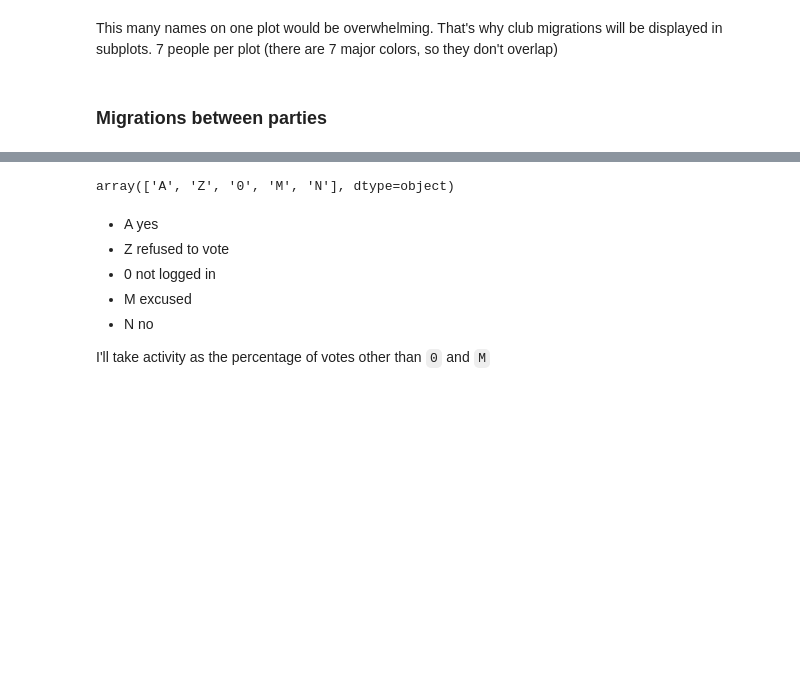
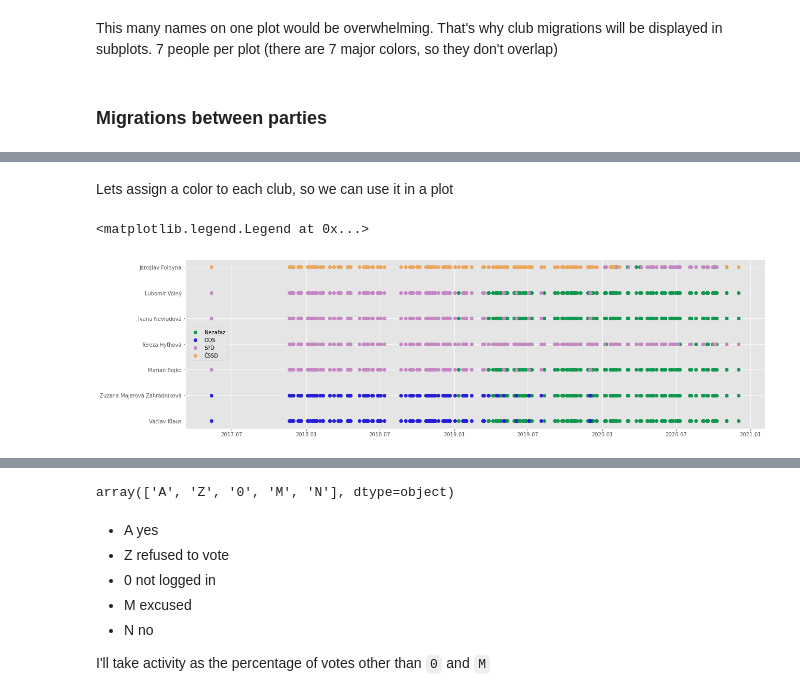
Before and after one commit to baturevychvitalii/data_science, a Jupyter notebook: 01/homework_01_B201.ipynb, the cells around one changed output, grey strips where cells are left out. Drawn from its saved outputs; the diff is of its cells as text; code cells hidden in the pictures; blank space fills up the shorter version.

Commit message:
changed party migrations approach

```diff
--- a/01/homework_01_B201.ipynb
+++ b/01/homework_01_B201.ipynb
@@ -276,13 +264,0 @@ info will be devided into 31 subplots
-# %%
-fig, ax = plt.subplots(nplots,1,figsize=(20,4 * nplots))
-cnt = 1
-curr_subplot = 0
-for name in people:
-    if cnt % people_per_plot == 0:
-        curr_subplot+=1
-
-    valuez =(hlasy[hlasy['Jmeno'] == name])[['Datum','Klub']]
-    ax[curr_subplot].set_title('subplot '+ str(curr_subplot))
-    ax[curr_subplot].plot_date(x=valuez['Datum'],y=valuez['Klub'],label=name)
-    ax[curr_subplot].legend()
-    cnt+=1
@@ -305,0 +269,5 @@ First - let's see what kind of votes we have
+# %%
+travelers = hlasy.groupby(by='Jmeno').filter(lambda x: len(x['Klub'].unique()) > 1)['Jmeno'].drop_duplicates()
+
+for name in travelers:
+    print(name)
@@ -305,0 +282,22 @@ First - let's see what kind of votes we have
+# %% [markdown]
+Lets assign a color to each club, so we can use it in a plot
+# %%
+colors={}
+for party in hlasy['Klub'].unique():
+    colors[party] = np.random.rand(3)
+# %%
+fig, ax = plt.subplots(figsize=(20,6))
+clubs_in_legend = []
+for name in travelers:
+    # for each club person participated in plot dots with club specific color
+    for club_name, data in hlasy[hlasy['Jmeno'] == name].groupby(by = 'Klub'):
+        dates = data['Datum'].unique()
+        label = ""
+        if not club_name in clubs_in_legend:
+            label = club_name; clubs_in_legend.append(club_name)
+        ax.plot_date(dates, [name] * len(dates), c=colors[club_name], label = label)
+
+ax.legend()
+# %% [output]
+<matplotlib.legend.Legend at 0x...>
+[figure, added]
```
Also changed, not shown: parts of 7 cells of this notebook.
